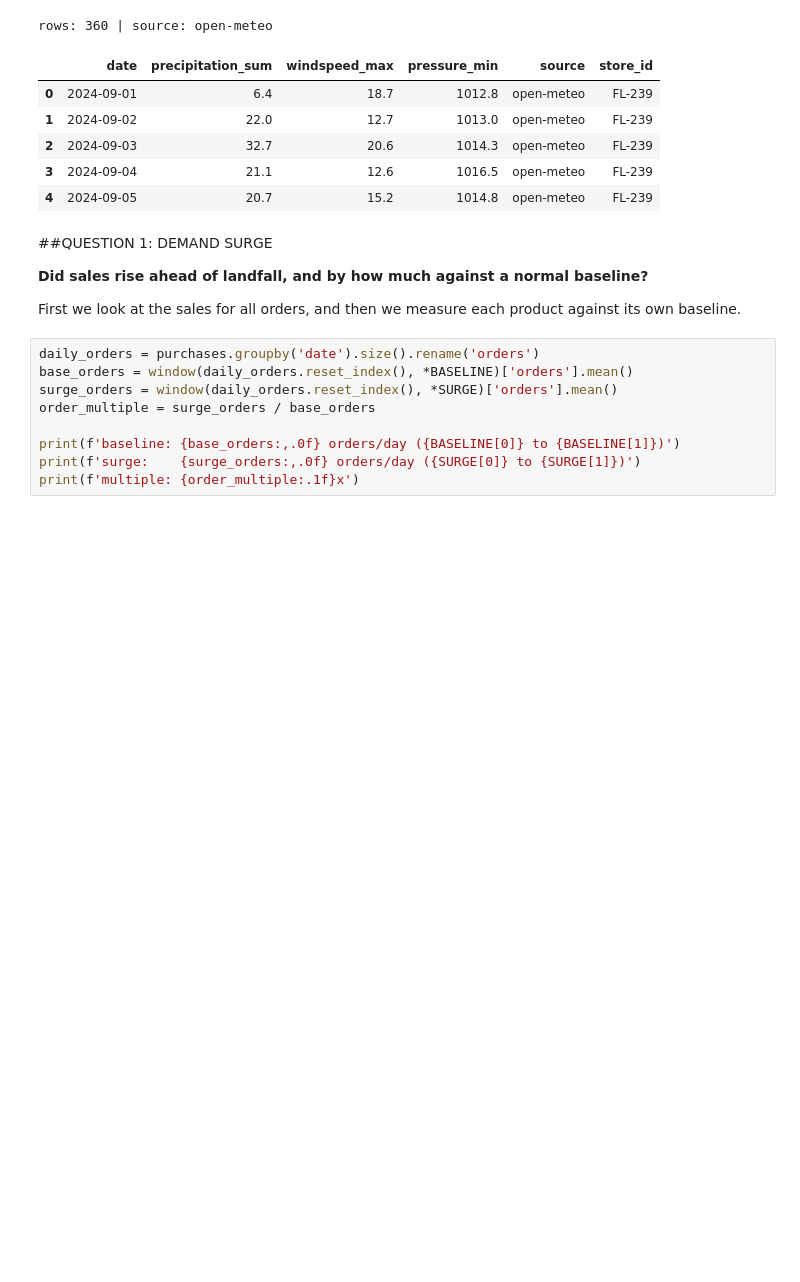
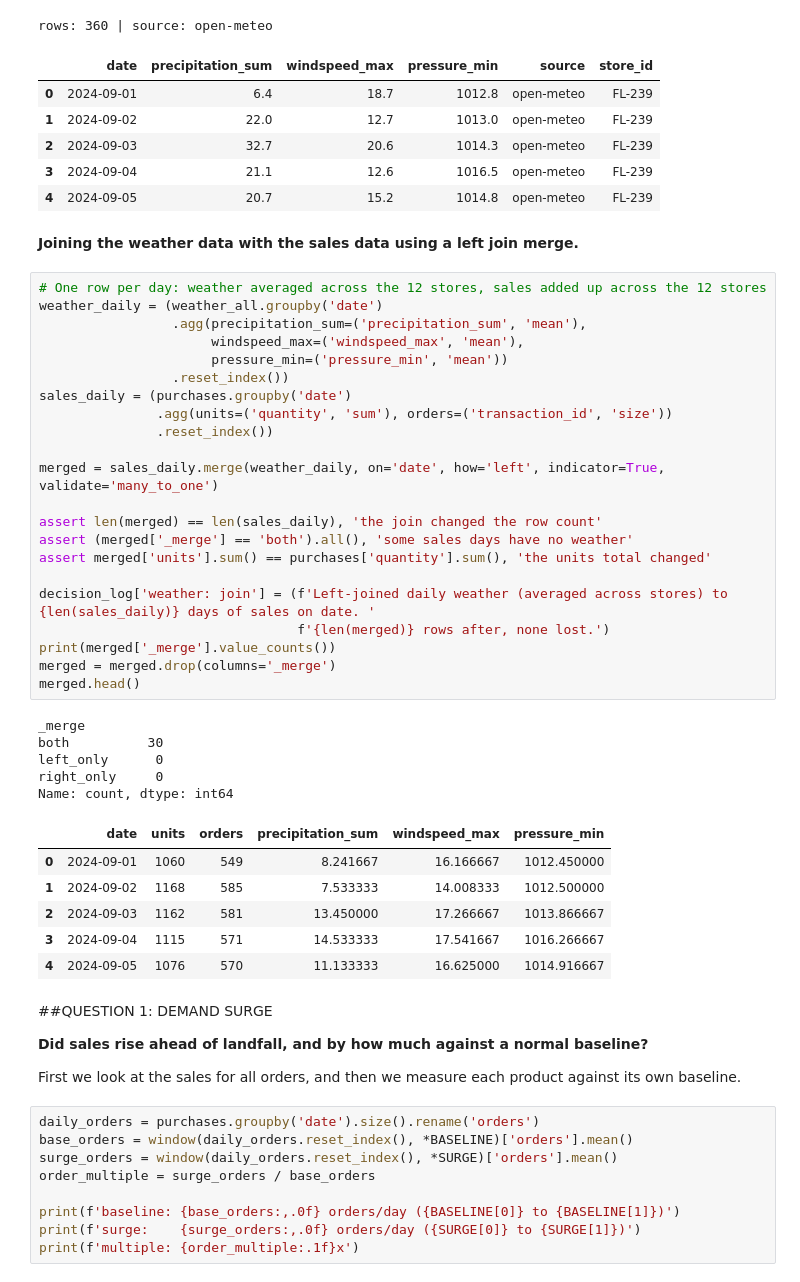
Before and after one commit to BenFreilichUVA/walmart-hurricane-project, a Jupyter notebook: notebooks/scratch/team_notebook.ipynb, the cells around one changed output. Drawn from its saved outputs; the diff is of its cells as text; blank space fills up the shorter version.

```diff
--- a/notebooks/scratch/team_notebook.ipynb
+++ b/notebooks/scratch/team_notebook.ipynb
@@ -635,6 +635,42 @@ rows: 360 | source: open-meteo
 | 2 | 2024-09-03 | 32.7 | 20.6 | 1014.3 | open-meteo | FL-239 |
 | 3 | 2024-09-04 | 21.1 | 12.6 | 1016.5 | open-meteo | FL-239 |
 | 4 | 2024-09-05 | 20.7 | 15.2 | 1014.8 | open-meteo | FL-239 |
+# %% [markdown]
+**Joining the weather data with the sales data using a left join merge.**
+# %%
+# One row per day: weather averaged across the 12 stores, sales added up across the 12 stores
+weather_daily = (weather_all.groupby('date')
+                 .agg(precipitation_sum=('precipitation_sum', 'mean'),
+                      windspeed_max=('windspeed_max', 'mean'),
+                      pressure_min=('pressure_min', 'mean'))
+                 .reset_index())
+sales_daily = (purchases.groupby('date')
+               .agg(units=('quantity', 'sum'), orders=('transaction_id', 'size'))
+               .reset_index())
+
+merged = sales_daily.merge(weather_daily, on='date', how='left', indicator=True, validate='many_to_one')
+
+assert len(merged) == len(sales_daily), 'the join changed the row count'
+assert (merged['_merge'] == 'both').all(), 'some sales days have no weather'
+assert merged['units'].sum() == purchases['quantity'].sum(), 'the units total changed'
+
+decision_log['weather: join'] = (f'Left-joined daily weather (averaged across stores) to {len(sales_daily)} days of sales on date. '
+                                 f'{len(merged)} rows after, none lost.')
+print(merged['_merge'].value_counts())
+merged = merged.drop(columns='_merge')
+merged.head()
+# %% [output]
+_merge
+both          30
+left_only      0
+right_only     0
+Name: count, dtype: int64
+|  | date | units | orders | precipitation_sum | windspeed_max | pressure_min |
+| 0 | 2024-09-01 | 1060 | 549 | 8.241667 | 16.166667 | 1012.450000 |
+| 1 | 2024-09-02 | 1168 | 585 | 7.533333 | 14.008333 | 1012.500000 |
+| 2 | 2024-09-03 | 1162 | 581 | 13.450000 | 17.266667 | 1013.866667 |
+| 3 | 2024-09-04 | 1115 | 571 | 14.533333 | 17.541667 | 1016.266667 |
+| 4 | 2024-09-05 | 1076 | 570 | 11.133333 | 16.625000 | 1014.916667 |
 # %% [markdown]
 ##QUESTION 1: DEMAND SURGE
 
```
Also changed, not shown: parts of 3 cells of this notebook.
